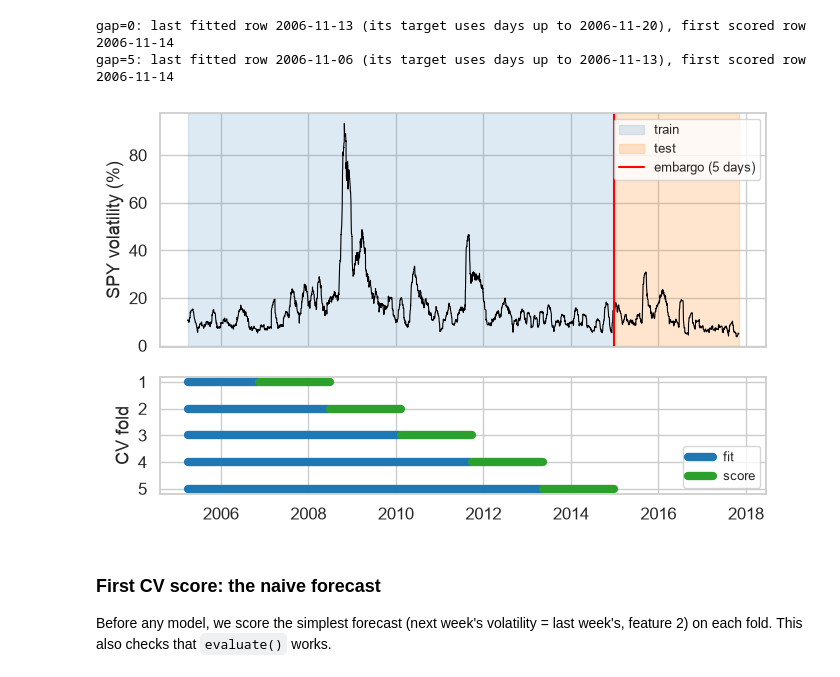
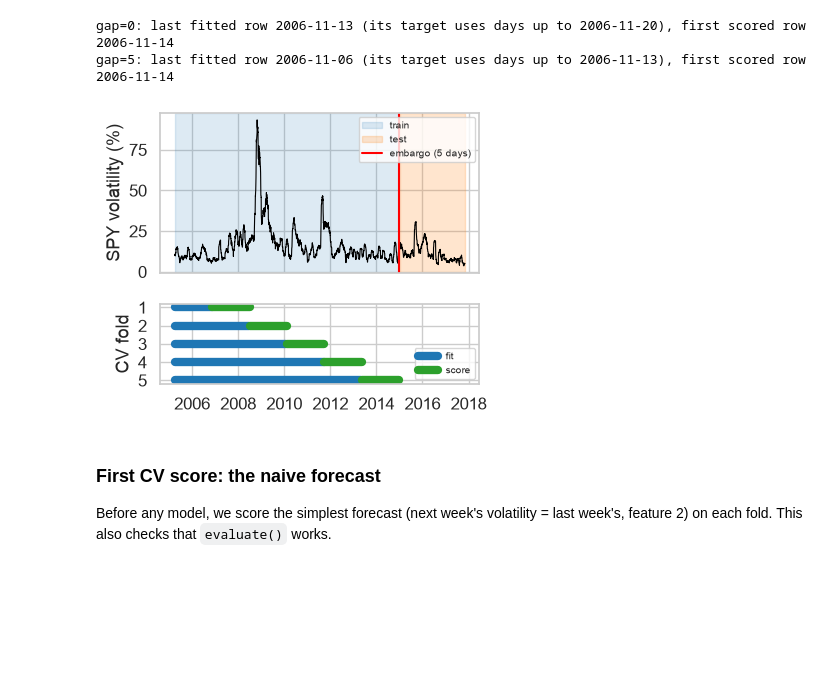
Before and after one commit to sadmanaraf/forecasting-spy-5-day-realised-volatility, a Jupyter notebook: Main_Notebook.ipynb, the cells around one changed output. Saved outputs shown, nothing was run; the diff lists cells and outputs as text; code cells hidden in the pictures; blank space fills up the shorter version.

Commit message:
Report-width figures, Aug 2015 and low-VIX checks after the test run

```diff
--- a/Main_Notebook.ipynb
+++ b/Main_Notebook.ipynb
@@ -494,33 +494,33 @@ for gap in [0, 5]:
 gap=0: last fitted row 2006-11-13 (its target uses days up to 2006-11-20), first scored row 2006-11-14
 gap=5: last fitted row 2006-11-06 (its target uses days up to 2006-11-13), first scored row 2006-11-14
 # %%
-# Figure: train / embargo / test over time, and the 5 CV folds
+# Figure: train / embargo / test over time, and the 5 CV folds (drawn at report width)
 spy_vol = np.exp(model_table["f3"]) * np.sqrt(252 / 22) * 100   # last month's volatility, annualised %
 
-fig, (ax1, ax2) = plt.subplots(2, 1, figsize=(7, 4.5), sharex=True, gridspec_kw={"height_ratios": [2, 1]})
+fig, (ax1, ax2) = plt.subplots(2, 1, figsize=(4.2, 3.4), sharex=True, gridspec_kw={"height_ratios": [2, 1]})
 
 ax1.plot(model_table["date"], spy_vol, color="black", lw=0.8)
 ax1.axvspan(train["date"].min(), train["date"].max(), color="tab:blue", alpha=0.15, label="train")
 ax1.axvspan(test["date"].min(), test["date"].max(), color="tab:orange", alpha=0.2, label="test")
 ax1.axvline(train["date"].max(), color="red", lw=1.5, label="embargo (5 days)")
 ax1.set_ylabel("SPY volatility (%)")
-ax1.legend(loc="upper right", fontsize=9)
+ax1.legend(loc="upper right", fontsize=7)
 
 for k, (fit_idx, val_idx) in enumerate(tscv.split(train), start=1):
     ax2.plot([train["date"][fit_idx[0]], train["date"][fit_idx[-1]]], [k, k], color="tab:blue", lw=6,
              label="fit" if k == 1 else None)
     ax2.plot([train["date"][val_idx[0]], train["date"][val_idx[-1]]], [k, k], color="tab:green", lw=6,
              label="score" if k == 1 else None)
 ax2.set_yticks(range(1, 6))
 ax2.set_ylabel("CV fold")
 ax2.invert_yaxis()
-ax2.legend(loc="lower right", fontsize=9)
+ax2.legend(loc="lower right", fontsize=7)
 
 plt.tight_layout()
-plt.savefig("results/figures/split_cv_timeline.png", dpi=200)
+plt.savefig("results/figures/split_cv_timeline.png", dpi=300)
 plt.show()
 # %% [output]
-[figure, old version]
+[figure, new version]
 # %% [markdown]
 ### First CV score: the naive forecast
 
```
Also changed, not shown: 4 other files.
